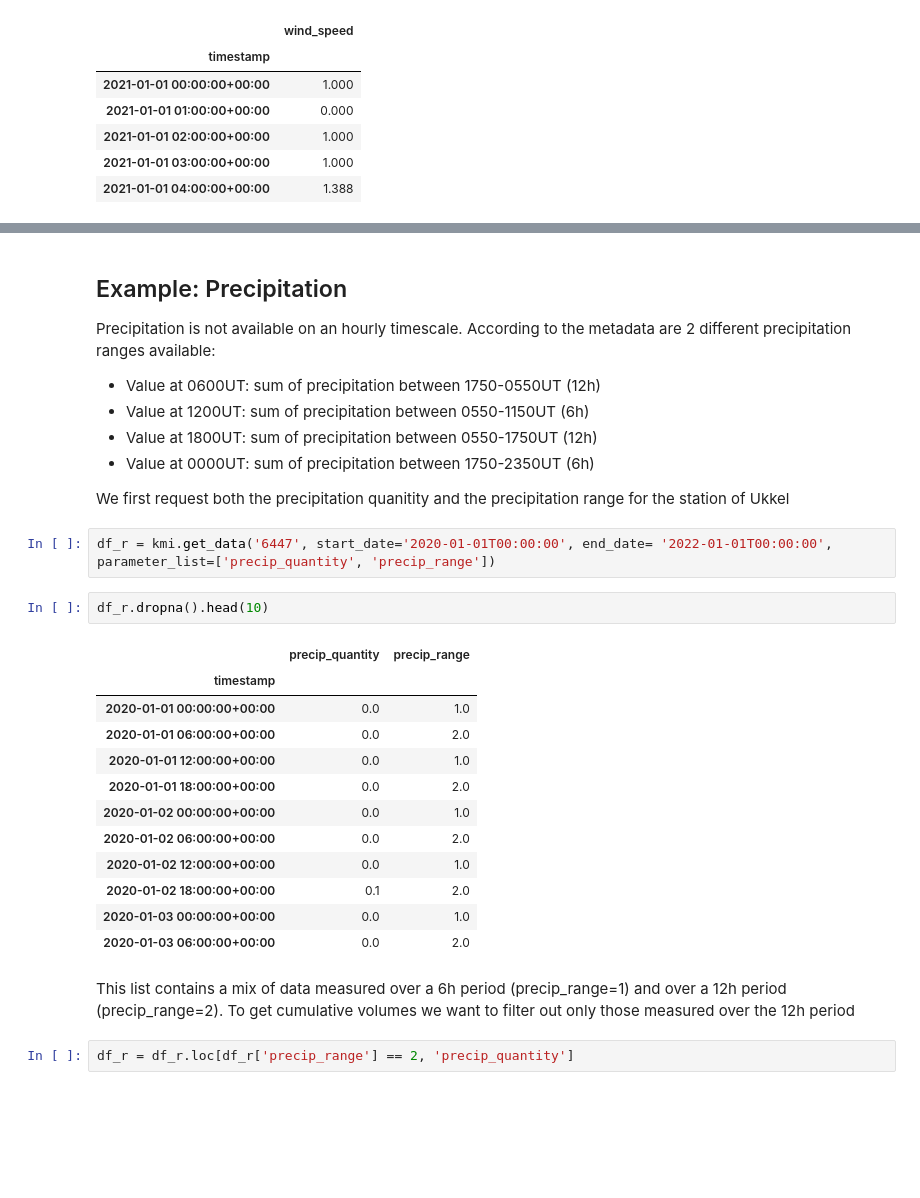
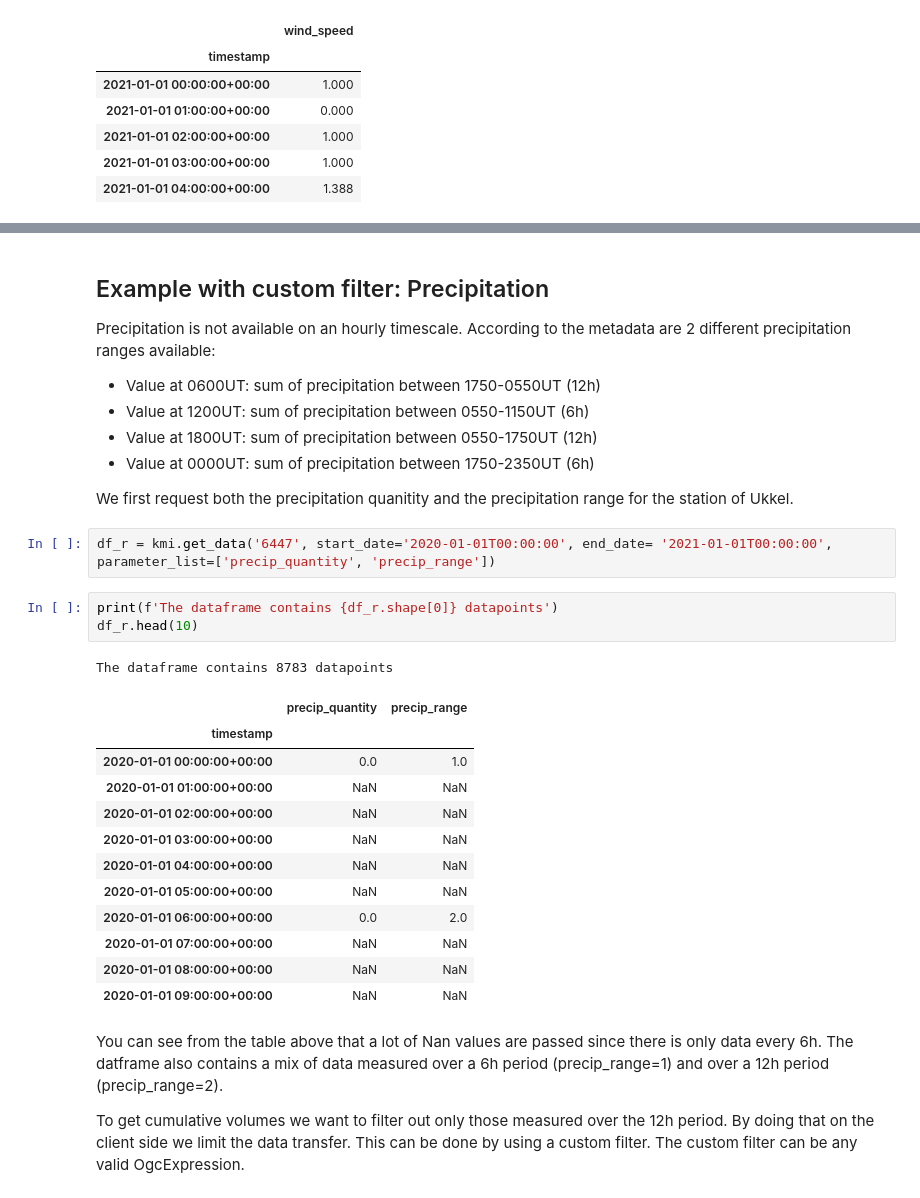
Before and after one commit to TimFranken/openkmi, a Jupyter notebook: examples/tutorial.ipynb, the cells around one changed output, grey strips where cells are left out. Saved outputs shown, nothing was run; the diff lists cells and outputs as text; blank space fills up the shorter version.

```diff
--- a/examples/tutorial.ipynb
+++ b/examples/tutorial.ipynb
@@ -113,5 +109,5 @@ df_r.plot(ax=ax)
 # %% [markdown]
-## Example: Precipitation
+## Example with custom filter: Precipitation
 
 Precipitation is not available on an hourly timescale. According to the metadata are 2 different precipitation ranges available:
 
@@ -120,26 +116,27 @@ Precipitation is not available on an hourly timescale. According to the metadata
 * Value at 1800UT: sum of precipitation between 0550-1750UT (12h)
 * Value at 0000UT: sum of precipitation between 1750-2350UT (6h)
 
-We first request both the precipitation quanitity and the precipitation range for the station of Ukkel
+We first request both the precipitation quanitity and the precipitation range for the station of Ukkel.
 # %%
-df_r = kmi.get_data('6447', start_date='2020-01-01T00:00:00', end_date= '2022-01-01T00:00:00', parameter_list=['precip_quantity', 'precip_range'])
+df_r = kmi.get_data('6447', start_date='2020-01-01T00:00:00', end_date= '2021-01-01T00:00:00', parameter_list=['precip_quantity', 'precip_range'])
-# %%
-df_r.dropna().head(10)
-# %% [output]
-|  | precip_quantity | precip_range |
-| timestamp |  |  |
-| 2020-01-01 00:00:00+00:00 | 0.0 | 1.0 |
-| 2020-01-01 06:00:00+00:00 | 0.0 | 2.0 |
-| 2020-01-01 12:00:00+00:00 | 0.0 | 1.0 |
-| 2020-01-01 18:00:00+00:00 | 0.0 | 2.0 |
-| 2020-01-02 00:00:00+00:00 | 0.0 | 1.0 |
-| 2020-01-02 06:00:00+00:00 | 0.0 | 2.0 |
-| 2020-01-02 12:00:00+00:00 | 0.0 | 1.0 |
-| 2020-01-02 18:00:00+00:00 | 0.1 | 2.0 |
-| 2020-01-03 00:00:00+00:00 | 0.0 | 1.0 |
-| 2020-01-03 06:00:00+00:00 | 0.0 | 2.0 |
+# %%
+print(f'The dataframe contains {df_r.shape[0]} datapoints')
+df_r.head(10)
+# %% [output]
+The dataframe contains 8783 datapoints
+|  | precip_quantity | precip_range |
+| timestamp |  |  |
+| 2020-01-01 00:00:00+00:00 | 0.0 | 1.0 |
+| 2020-01-01 01:00:00+00:00 | NaN | NaN |
+| 2020-01-01 02:00:00+00:00 | NaN | NaN |
+| 2020-01-01 03:00:00+00:00 | NaN | NaN |
+| 2020-01-01 04:00:00+00:00 | NaN | NaN |
+| 2020-01-01 05:00:00+00:00 | NaN | NaN |
+| 2020-01-01 06:00:00+00:00 | 0.0 | 2.0 |
+| 2020-01-01 07:00:00+00:00 | NaN | NaN |
+| 2020-01-01 08:00:00+00:00 | NaN | NaN |
+| 2020-01-01 09:00:00+00:00 | NaN | NaN |
 # %% [markdown]
-This list contains a mix of data measured over a 6h period (precip_range=1) and over a 12h period (precip_range=2).
-To get cumulative volumes we want to filter out only those measured over the 12h period
+You can see from the table above that a lot of Nan values are passed since there is only data every 6h. The datframe also contains a mix of data measured over a 6h period (precip_range=1) and over a 12h period (precip_range=2).
+
+To get cumulative volumes we want to filter out only those measured over the 12h period. By doing that on the client side we limit the data transfer. This can be done by using a custom filter. The custom filter can be any valid OgcExpression.
-# %%
-df_r = df_r.loc[df_r['precip_range'] == 2, 'precip_quantity']
```
Also changed, not shown: parts of 13 cells of this notebook, 4 other files.
